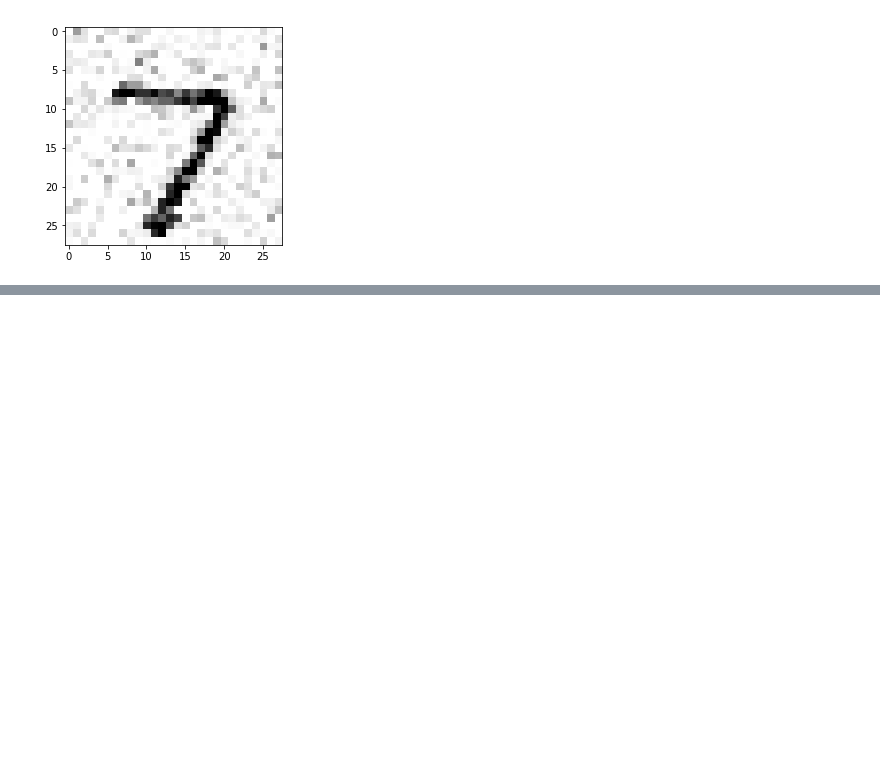
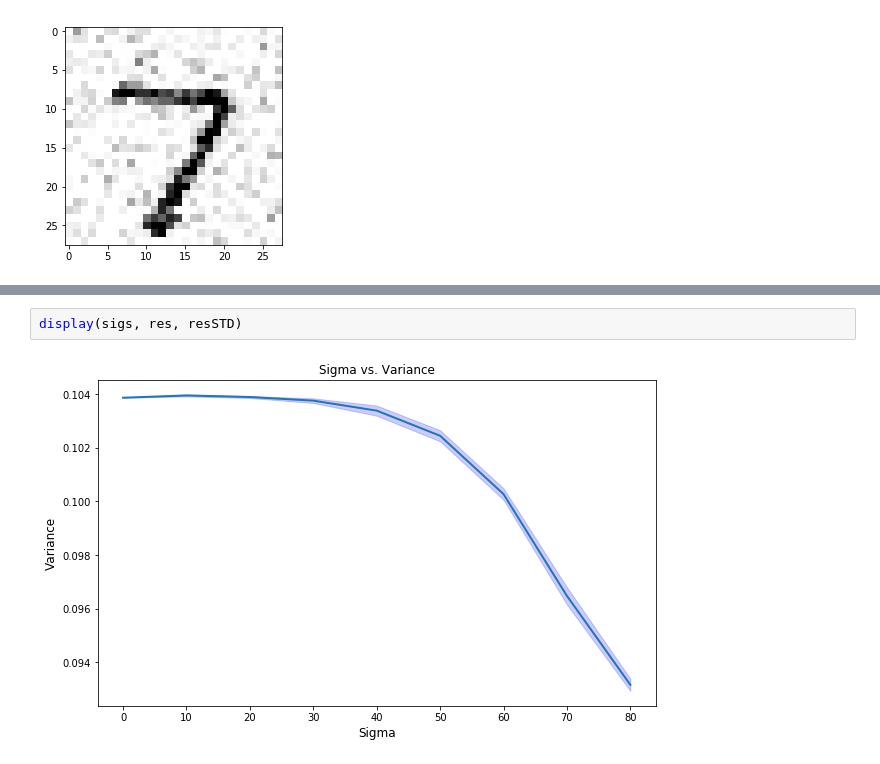
Before and after one commit to tyleryzhu/pallas-starter-project, a Jupyter notebook: Pallas Starter Project #3.ipynb, the cells around one changed output, grey strips where cells are left out. Drawn from its saved outputs; the diff is of its cells as text; blank space fills up the shorter version.

```diff
--- a/Pallas Starter Project #3.ipynb
+++ b/Pallas Starter Project #3.ipynb
@@ -348,3 +329,7 @@ def display(sigmas, results):
+# %%
+display(sigs, res, resSTD)
+# %% [output]
+[figure, added]
 # %%
 display(sigs, result)
 # %% [output]
```
Also changed, not shown: parts of 16 cells of this notebook.
